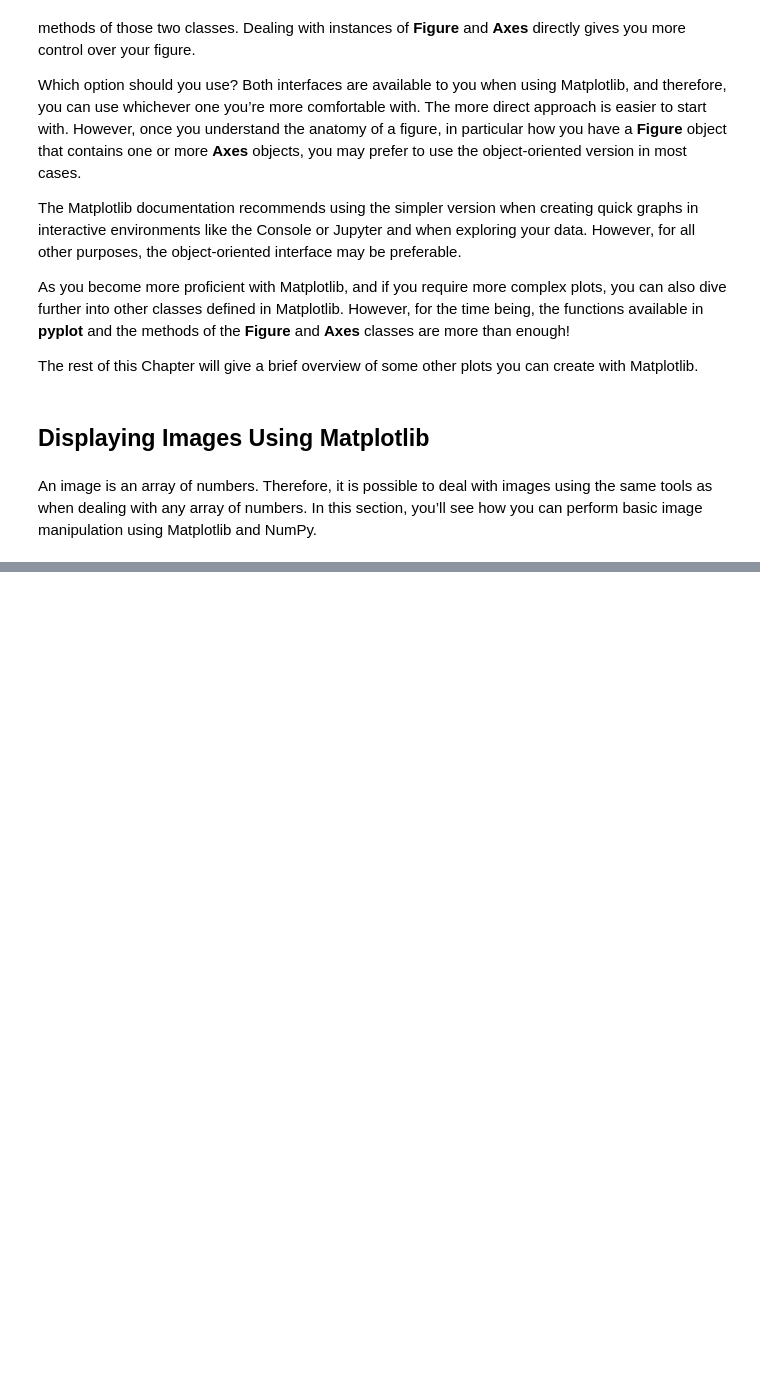
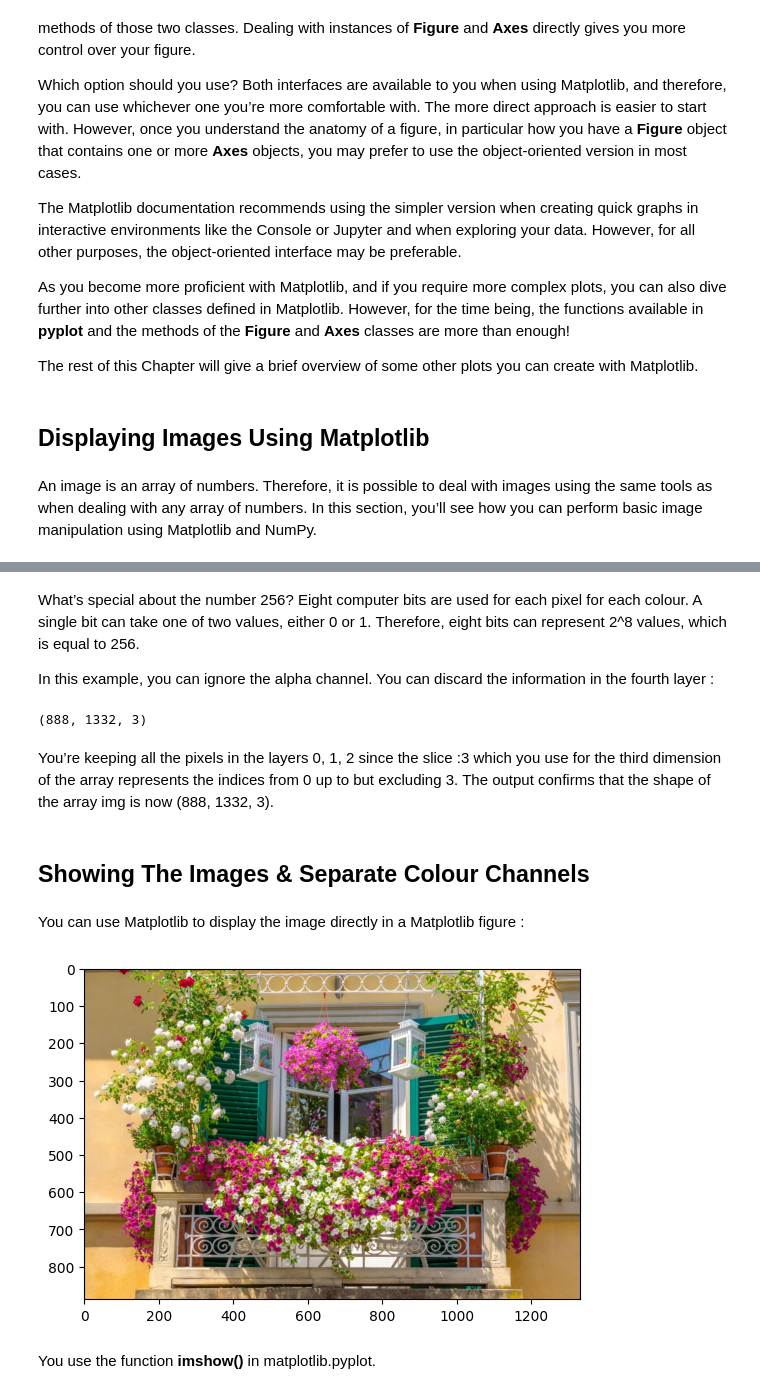
Before and after one commit to EfekanAlpsa/DataScientist-RoadMap, a Jupyter notebook: 3 - Pandas, Data Visualization/Matplotlib/Basics of Data Visualization in Python Using Matplotlib/Basics of Data Visualization in Python Using Matplotlib.ipynb, the cells around one changed output, grey strips where cells are left out. Saved outputs shown, nothing was run; the diff lists cells and outputs as text; code cells hidden in the pictures; blank space fills up the shorter version.

Commit message:
reorganized 11. part of Basic of Data Visualization Python Using Matplotlib

```diff
--- a/3 - Pandas, Data Visualization/Matplotlib/Basics of Data Visualization in Python Using Matplotlib/Basics of Data Visualization in Python Using Matplotlib.ipynb
+++ b/3 - Pandas, Data Visualization/Matplotlib/Basics of Data Visualization in Python Using Matplotlib/Basics of Data Visualization in Python Using Matplotlib.ipynb
@@ -726,0 +712,31 @@ You’re keeping all the pixels in the layers 0, 1, 2 since the slice :3 which y
+# %% [markdown]
+What’s special about the number 256? Eight computer bits are used for each pixel for each colour. A single bit can take one of two values, either 0 or 1. Therefore, eight bits can represent 2^8 values, which is equal to 256.
+
+In this example, you can ignore the alpha channel. You can discard the information in the fourth layer :
+# %%
+import matplotlib.pyplot as plt
+
+img = plt.imread("hanging-plants-for-balcony.jpg")
+img = img[:, :, :3]
+
+print(img.shape)
+# %% [output]
+(888, 1332, 3)
+# %% [markdown]
+You’re keeping all the pixels in the layers 0, 1, 2 since the slice :3 which you use for the third dimension of the array represents the indices from 0 up to but excluding 3. The output confirms that the shape of the array img is now (888, 1332, 3).
+# %% [markdown]
+## Showing The Images & Separate Colour Channels
+# %% [markdown]
+You can use Matplotlib to display the image directly in a Matplotlib figure :
+# %%
+import matplotlib.pyplot as plt
+
+img = plt.imread("hanging-plants-for-balcony.jpg")
+img = img[:, :, :3]
+
+plt.imshow(img)
+plt.show()
+# %% [output]
+[figure, added]
+# %% [markdown]
+You use the function **imshow()** in matplotlib.pyplot.
```
Also changed, not shown: parts of 15 cells of this notebook.
